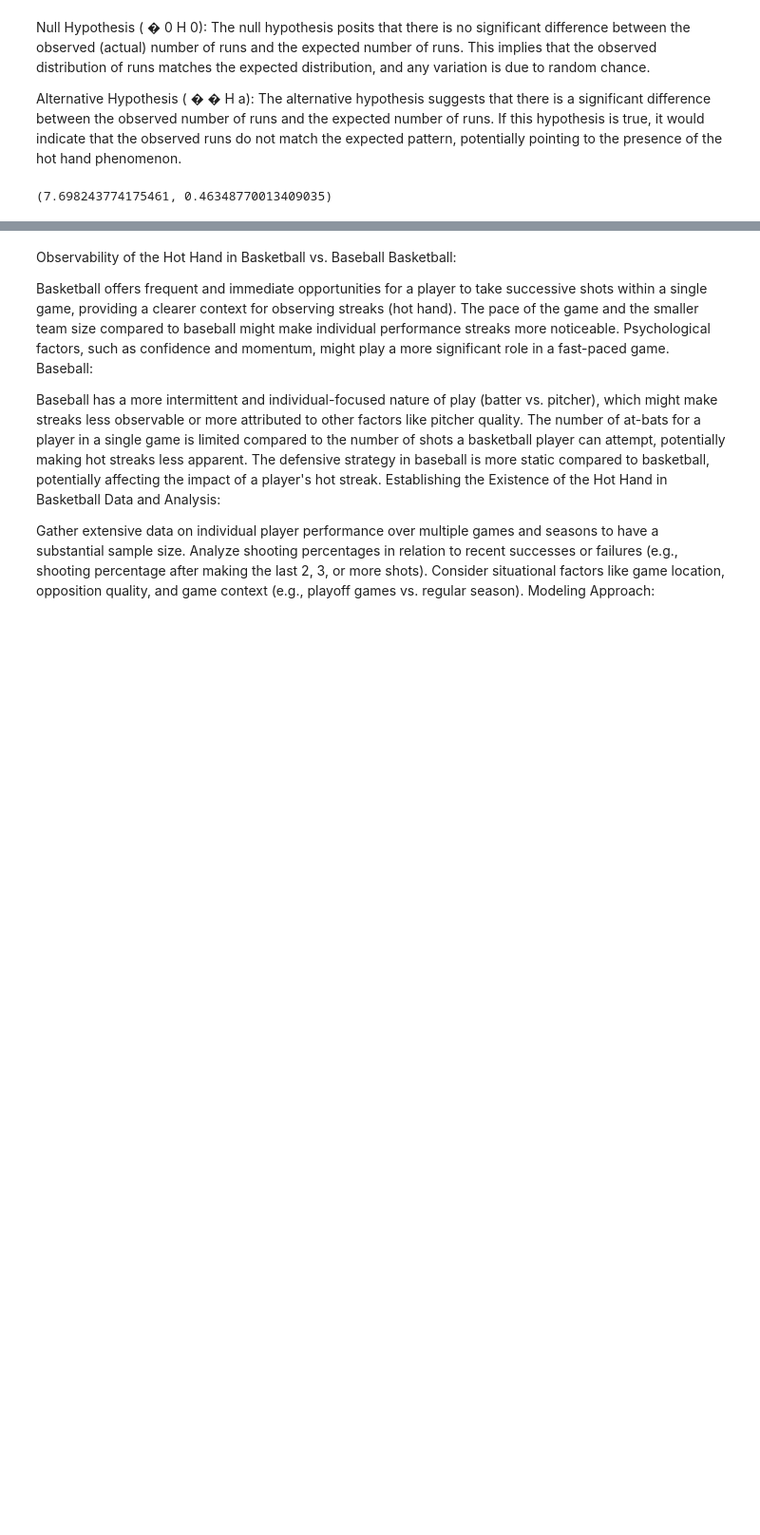
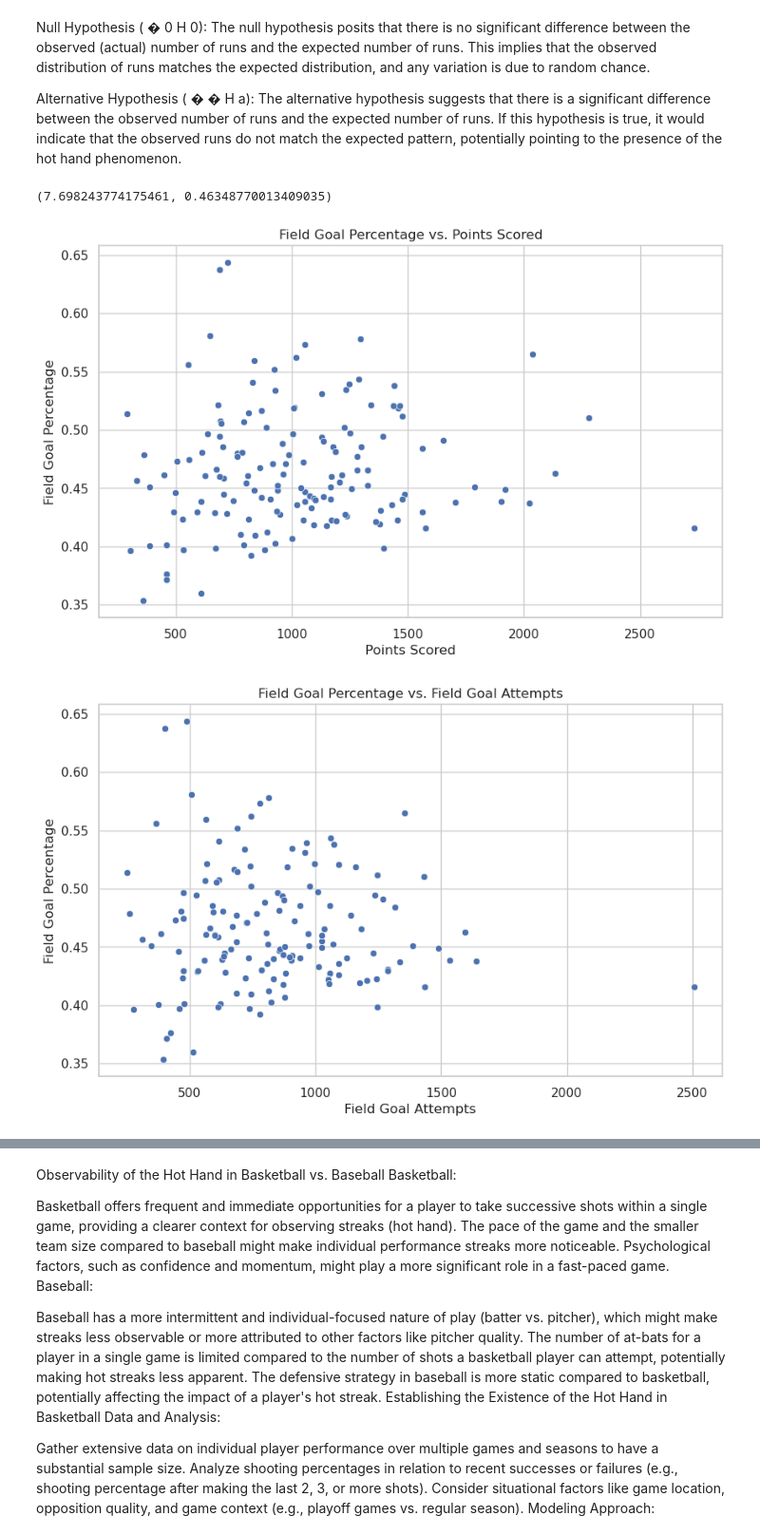
Before and after one commit to rsm-tiy020/MGTA453_Week6_Case, a Jupyter notebook: MGTA453_Week6Case_HotHand.ipynb, the cells around one changed output, grey strips where cells are left out. Shown at 95% size. Cells and saved outputs as stored; diff of their text form; code cells hidden in the pictures; blank space fills up the shorter version.

```diff
--- a/MGTA453_Week6Case_HotHand.ipynb
+++ b/MGTA453_Week6Case_HotHand.ipynb
@@ -753,3 +753,22 @@ p_value = 1 - stats.chi2.cdf(chi_square_statistic, degrees_of_freedom)
 chi_square_statistic, p_value
 # %% [output]
 (7.698243774175461, 0.46348770013409035)
+# %%
+# Scatter plot for points vs. percentage with percentage on the y-axis
+plt.figure(figsize=(10, 6))
+sns.scatterplot(x='points', y='percentage', data=basketball_relationships)
+plt.title('Field Goal Percentage vs. Points Scored')
+plt.xlabel('Points Scored')
+plt.ylabel('Field Goal Percentage')
+plt.show()
+
+# Scatter plot for attempts vs. percentage with percentage on the y-axis
+plt.figure(figsize=(10, 6))
+sns.scatterplot(x='attempts', y='percentage', data=basketball_relationships)
+plt.title('Field Goal Percentage vs. Field Goal Attempts')
+plt.xlabel('Field Goal Attempts')
+plt.ylabel('Field Goal Percentage')
+plt.show()
+# %% [output]
+[figure, added]
+[figure, added]
```
Also changed, not shown: parts of 1 cell of this notebook.
